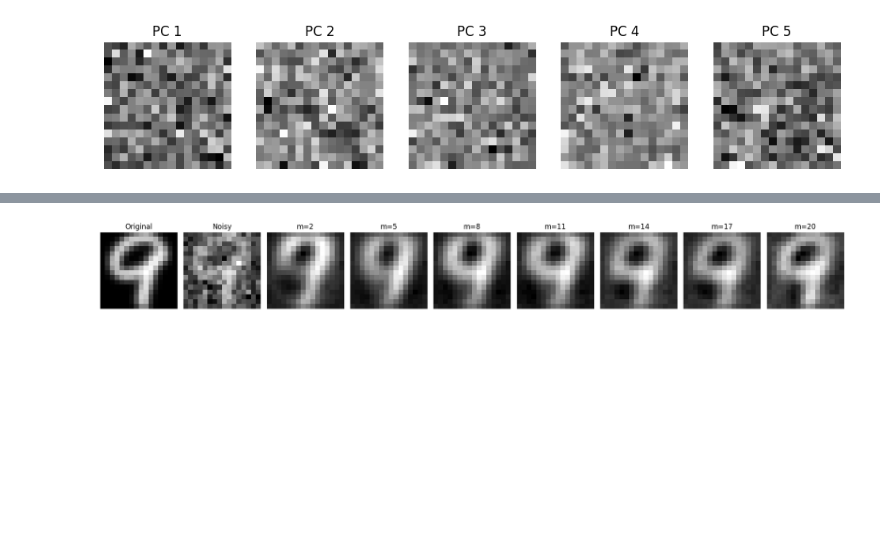
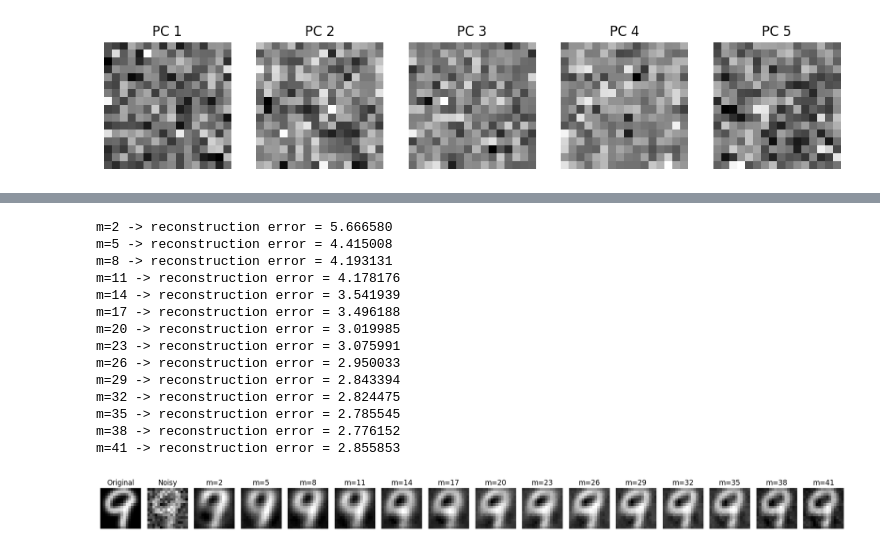
Before and after one commit to Zicko01/LabML, a Jupyter notebook: Milestone 1/5.ipynb, the cells around one changed output, grey strips where cells are left out. Cells and saved outputs as stored; diff of their text form; code cells hidden in the pictures; blank space fills up the shorter version.

Commit message:
Updated sigma in Milestone 1, task 5

```diff
--- a/Milestone 1/5.ipynb
+++ b/Milestone 1/5.ipynb
@@ -43,10 +43,10 @@ def visualize_first_5_principal_directions(X):
 
     plt.show()
 # %%
-sigma_moderately_noisy = 0.2
+sigma_moderately_noisy = 0.1
 X_moderately_noisy = X + sigma_moderately_noisy * np.random.randn(*X.shape)
 
-sigma_very_noisy = 0.5
+sigma_very_noisy = 0.4
 X_very_noisy = X + sigma_very_noisy * np.random.randn(*X.shape)
 
 rng = np.random.default_rng(42)
@@ -151,6 +151,9 @@ def plot_denoize(X, X_noisy, idx, ms):
         plt.title(f"m={m}")
         plt.axis('off')
 
+        error = np.linalg.norm(original - img)
+        print(f"m={m} -> reconstruction error = {error:.6f}")
+
     plt.tight_layout()
     plt.show()
 # %%
@@ -163,10 +176,24 @@ plot_denoize(X, X_moderately_noisy, idx, ms)
 # %%
 idx = 0
-ms = list(range(2, 21, 3))
+ms = list(range(2, 42, 3))
 
 plot_denoize(X, X_very_noisy, idx, ms)
 # %% [output]
+m=2 -> reconstruction error = 5.666580
+m=5 -> reconstruction error = 4.415008
+m=8 -> reconstruction error = 4.193131
+m=11 -> reconstruction error = 4.178176
+m=14 -> reconstruction error = 3.541939
+m=17 -> reconstruction error = 3.496188
+m=20 -> reconstruction error = 3.019985
+m=23 -> reconstruction error = 3.075991
+m=26 -> reconstruction error = 2.950033
+m=29 -> reconstruction error = 2.843394
+m=32 -> reconstruction error = 2.824475
+m=35 -> reconstruction error = 2.785545
+m=38 -> reconstruction error = 2.776152
+m=41 -> reconstruction error = 2.855853
-[figure, old version]
+[figure, new version]
 # %%
 idx = 1551
 ms = list(range(10, 101, 10))
```
Also changed, not shown: parts of 6 cells of this notebook, 2 other files.
